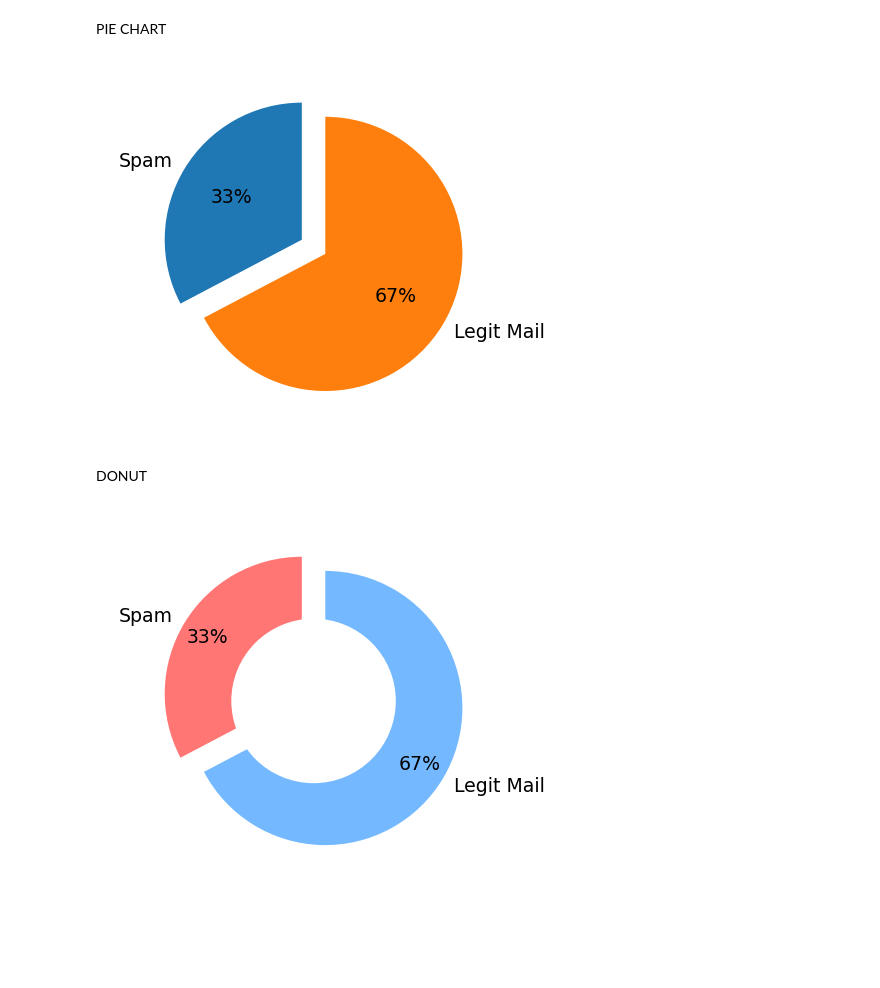
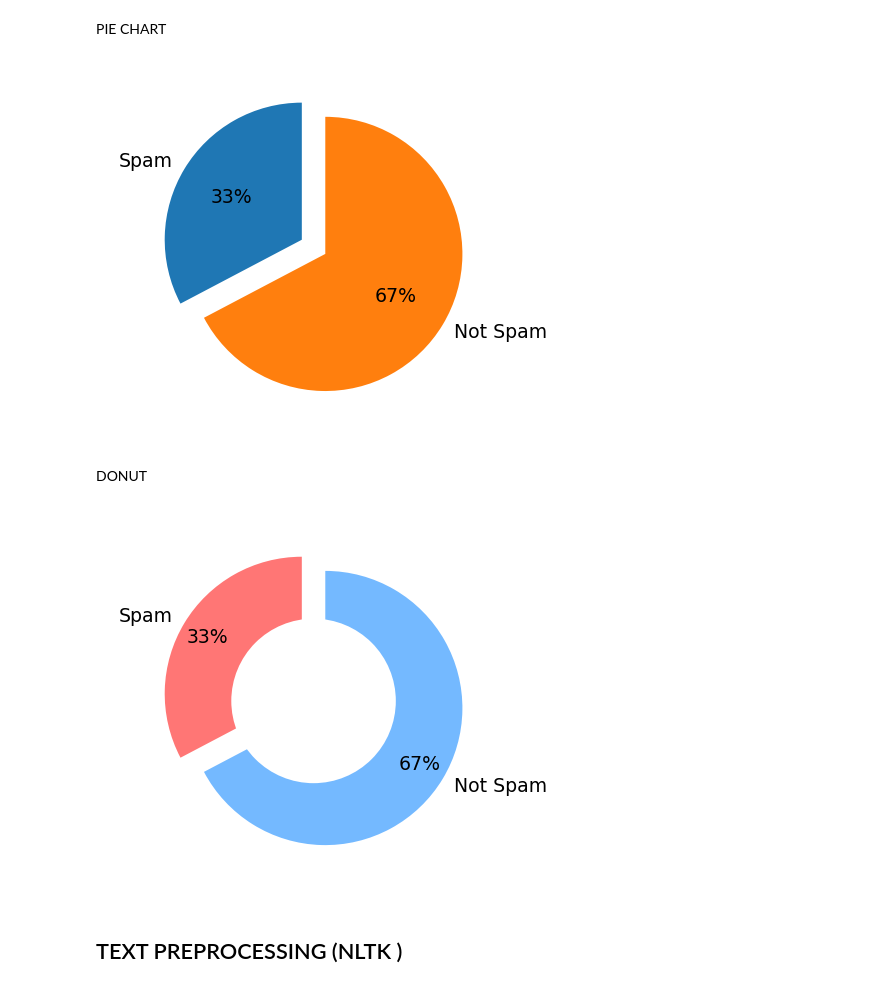
Before and after one commit to KumarGaurav20/Spam-Emails, a Jupyter notebook: Spam_Filteration.ipynb, the cells around one changed output. Saved outputs shown, nothing was run; the diff lists cells and outputs as text; code cells hidden in the pictures; blank space fills up the shorter version.

```diff
--- a/Spam_Filteration.ipynb
+++ b/Spam_Filteration.ipynb
@@ -134,15 +141,15 @@ PIE CHART
 # %%
 #  Storing amounts
 amt_ham, amt_spam= data_combined.Category.value_counts()
-category_names = ['Spam', 'Legit Mail']
+category_names = ['Spam', 'Not Spam']
 sizes = [amt_spam, amt_ham]
 
 plt.figure(figsize=(2, 2), dpi=227)
 plt.pie(sizes, labels=category_names, textprops={'fontsize': 6}, startangle=90,
        autopct='%1.0f%%',  explode = [0.2, 0])
 plt.show()
 # %% [output]
-[figure, old version]
+[figure, new version]
 # %% [markdown]
 DONUT
 # %%
@@ -158,4 +165,6 @@ plt.gca().add_artist(centre_circle)
 
 plt.show()
 # %% [output]
-[figure, old version]
+[figure, new version]
+# %% [markdown]
+## TEXT PREPROCESSING (NLTK )
```
Also changed, not shown: parts of 1 cell of this notebook.
